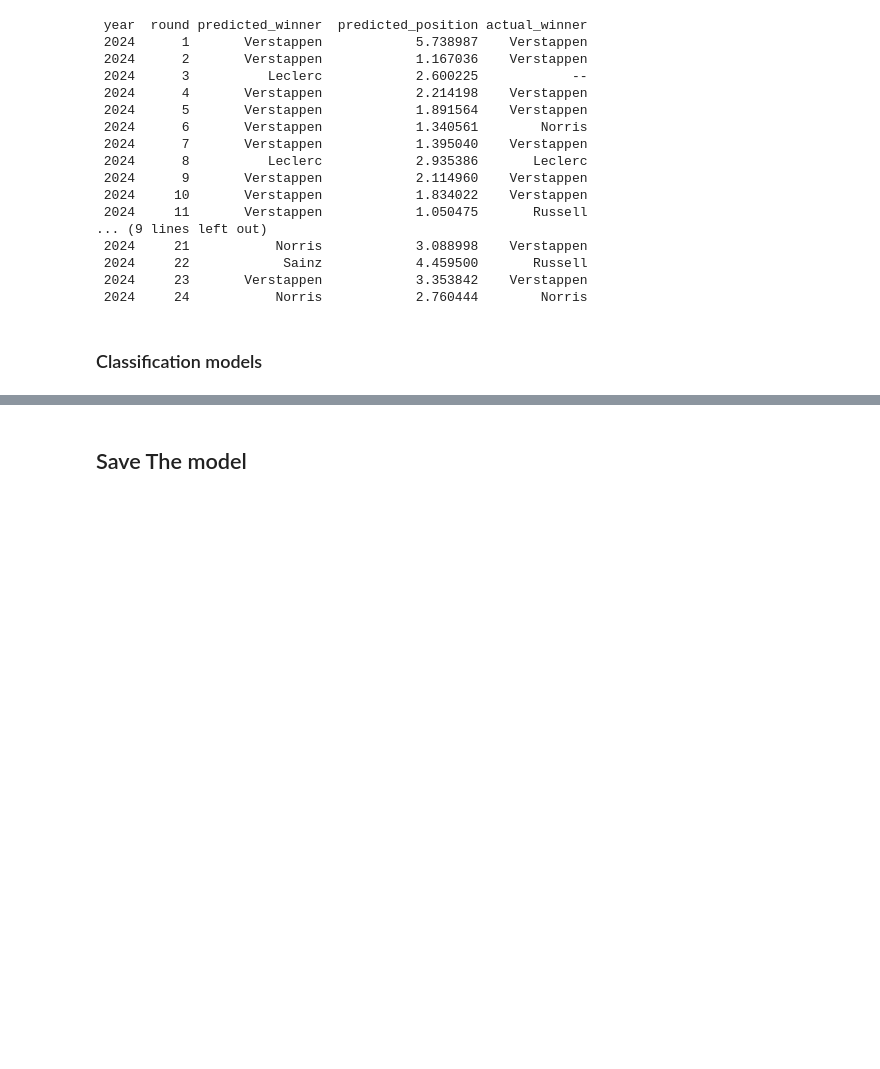
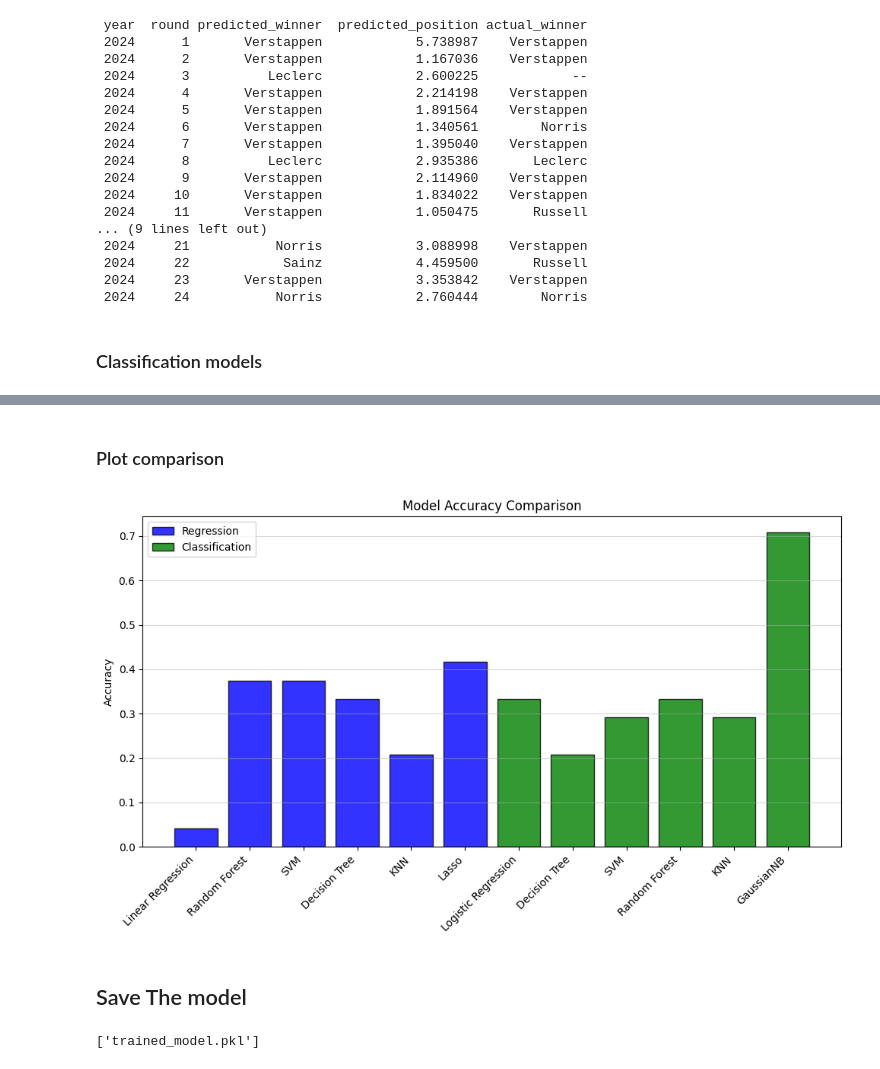
Before and after one commit to JuaniSimieli/F1-Predictions, a Jupyter notebook: ML-modelling/ml_model.ipynb, the cells around one changed output, grey strips where cells are left out. Drawn from its saved outputs; the diff is of its cells as text; code cells hidden in the pictures; blank space fills up the shorter version.

Commit message:
added accuracy metric for classification models

```diff
--- a/ML-modelling/ml_model.ipynb
+++ b/ML-modelling/ml_model.ipynb
@@ -78,7 +54,7 @@ X_test[one_hot_columns] = X_test[one_hot_columns].astype(int)
 # %%
 # Pasar test df
 
-def process_round(df, scaler, trained_model):
+def process_round_regression(df, scaler, trained_model):
     df[numerical_columns] = scaler.fit_transform(df[numerical_columns])
 
     # Convert one-hot encoding columns from boolean to int
@@ -126,7 +199,7 @@ def process_all_rounds(df, trained_model):
         unique_rounds = df_current_year['round'].unique()
         for round_number in unique_rounds:
             df_current_round = df_current_year[df_current_year['round'] == round_number].copy()
-            result = process_round(df_current_round, scaler, trained_model)
+            result = process_round_regression(df_current_round, scaler, trained_model)
             result['round'] = round_number
             result['year'] = year_number
             results.append(result)
@@ -474,11 +463,8 @@ cla_models = [
     ("SVM", "cla_svm_model"),
     ("Random Forest", "cla_rf_model"),
     ("KNN", "cla_knn_model"),
-    ("GaussianNB", "cla_nb_model"),
+    ("GaussianNB", "cla_nb_model") # ("Deep Learning", "dl_cl_model") TODO
 ]
 
-df_test_c = test_df.copy()
-df_test_c['position'] = df_test_c['position'].apply(lambda x: 1 if x == 1 else 0)
-
-
-# TODO
+test_df_c = test_df.copy()
+test_df_c['position'] = test_df_c['position'].apply(lambda x: 1 if x == 1 else 0)
@@ -546,0 +471,2 @@ plt.show()
+# %%
+cla_models_accuracy = test_all_models_classification(test_df_c, cla_models)
@@ -547,6 +483,42 @@ plt.show()
+# %% [markdown]
+### Plot comparison
+# %%
+import matplotlib.pyplot as plt
+import numpy as np
+
+# Combine both DataFrames into one for easier plotting
+reg_models_accuracy['type'] = 'Regression'
+cla_models_accuracy['type'] = 'Classification'
+combined_df = pd.concat([reg_models_accuracy, cla_models_accuracy])
+
+x_labels = combined_df['model_name'].values
+x_indices = np.arange(len(x_labels))
+bar_colors = combined_df['type'].map({'Regression': 'blue', 'Classification': 'green'})
+
+plt.figure(figsize=(10, 6))
+plt.bar(x_indices, combined_df['accuracy'], color=bar_colors, alpha=0.8, edgecolor='black')
+
+plt.xticks(x_indices, x_labels, rotation=45, ha='right', fontsize=10)
+plt.ylabel('Accuracy')
+plt.title('Model Accuracy Comparison')
+
+handles = [
+    plt.Rectangle((0, 0), 1, 1, facecolor='blue', alpha=0.8, edgecolor='black', label='Regression'),
+    plt.Rectangle((0, 0), 1, 1, facecolor='green', alpha=0.8, edgecolor='black', label='Classification')
+]
+plt.legend(handles=handles, loc='upper left')
+
+plt.grid(axis='y', linestyle='-', alpha=0.5)
+
+plt.tight_layout()
+plt.show()
+# %% [output]
+[figure, added]
 # %% [markdown]
 ## Save The model
 # %%
 import joblib
 
-joblib.dump(reg_rf_model, 'trained_model.pkl') # TODO: use the best model
+joblib.dump(cla_nb_model, 'trained_model.pkl') # TODO: use the best model dinamically
+# %% [output]
+['trained_model.pkl']
```
Also changed, not shown: parts of 20 cells of this notebook.
